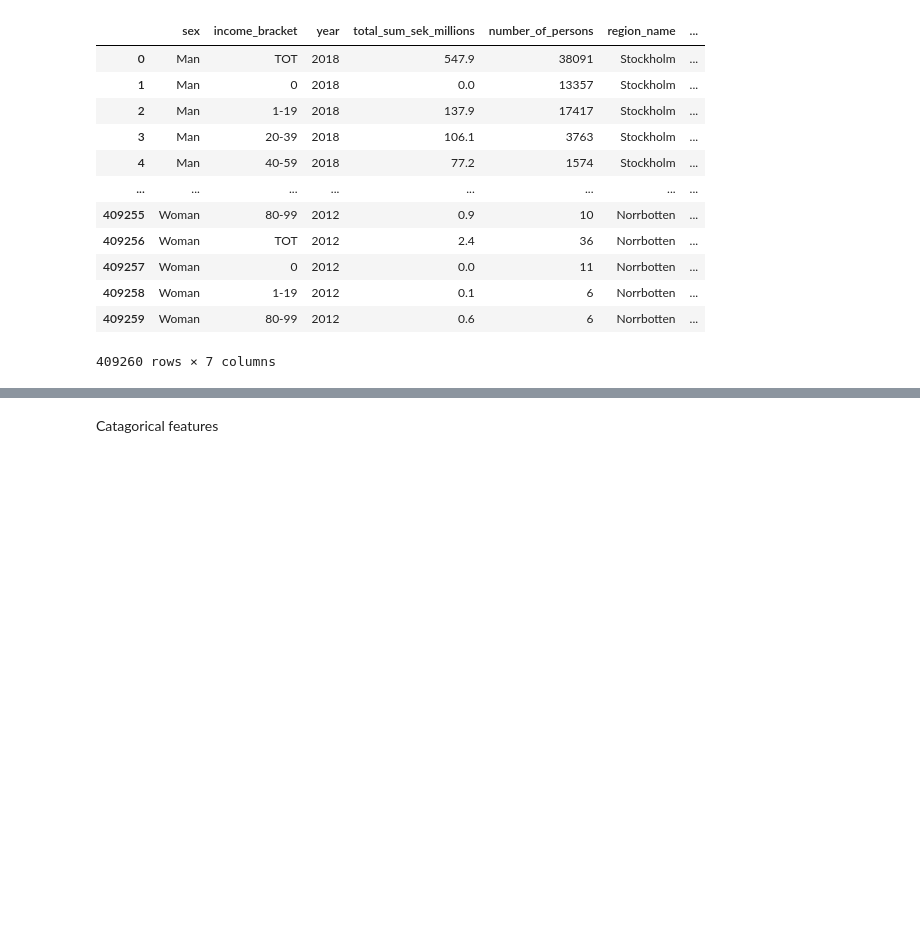
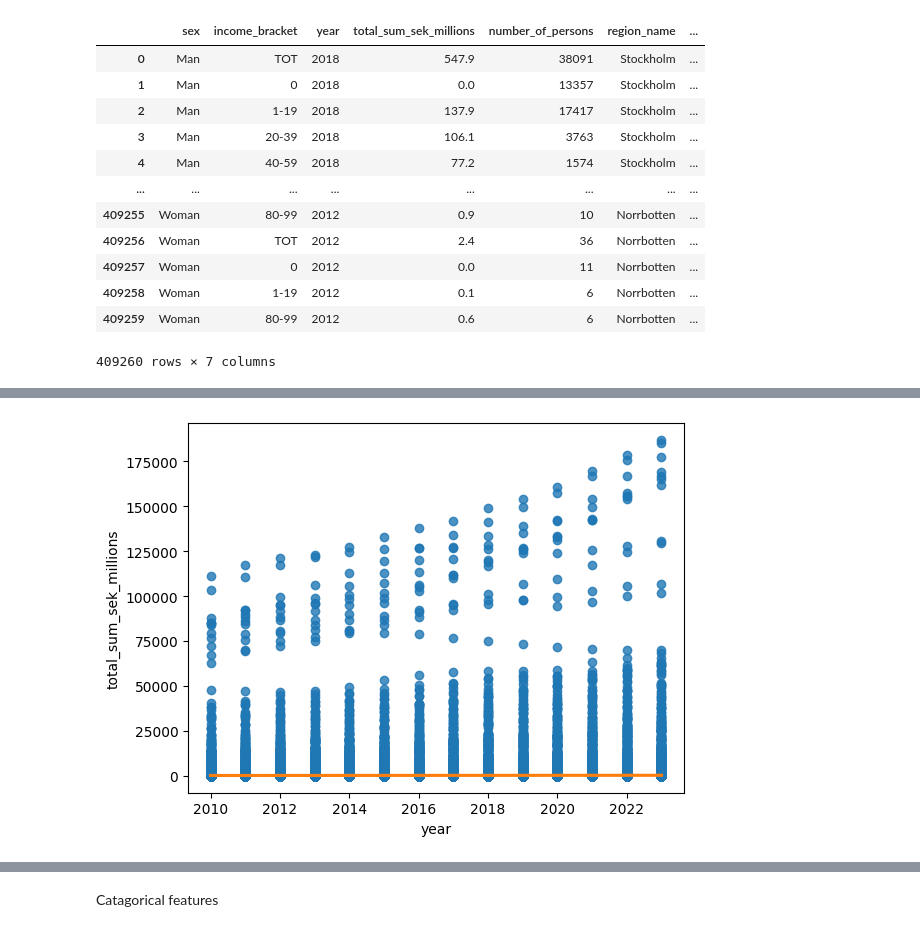
Before and after one commit to JoelScarinius/ML_modeling, a Jupyter notebook: Joel/sandbox.ipynb, the cells around one changed output, grey strips where cells are left out. Saved outputs shown, nothing was run; the diff lists cells and outputs as text; code cells hidden in the pictures; blank space fills up the shorter version.

```diff
--- a/Joel/sandbox.ipynb
+++ b/Joel/sandbox.ipynb
@@ -78,3 +101,13 @@ features
 | 409258 | Woman | 1-19 | 2012 | 0.1 | 6 | Norrbotten | ... |
 | 409259 | Woman | 80-99 | 2012 | 0.6 | 6 | Norrbotten | ... |
 409260 rows × 7 columns
+# %%
+orange = sns.color_palette()[1]
+sns.regplot(
+    data=data,
+    x="year",
+    y="total_sum_sek_millions",
+    ci=False,
+    line_kws={"color": orange},
+);
+# %% [output]
@@ -80,0 +115 @@ features
+[figure, added]
```
Also changed, not shown: parts of 37 cells of this notebook.
